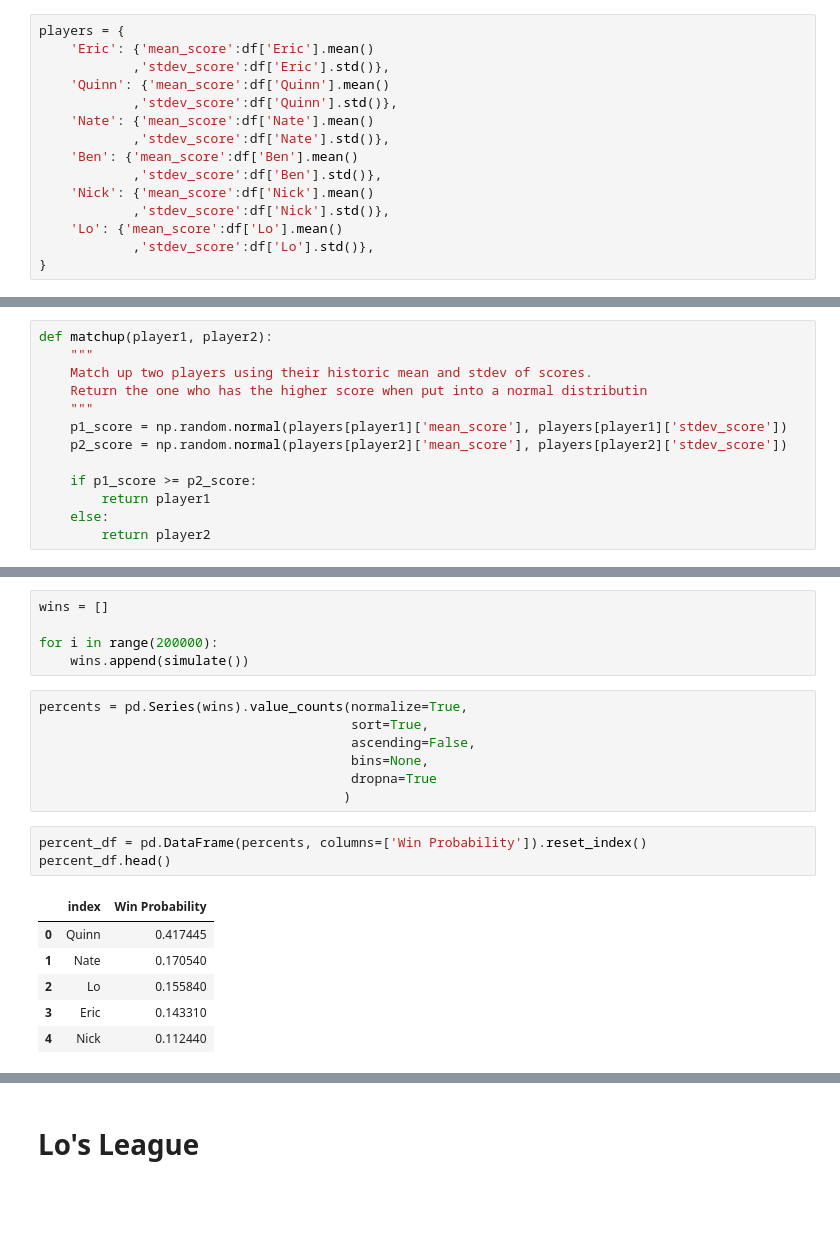
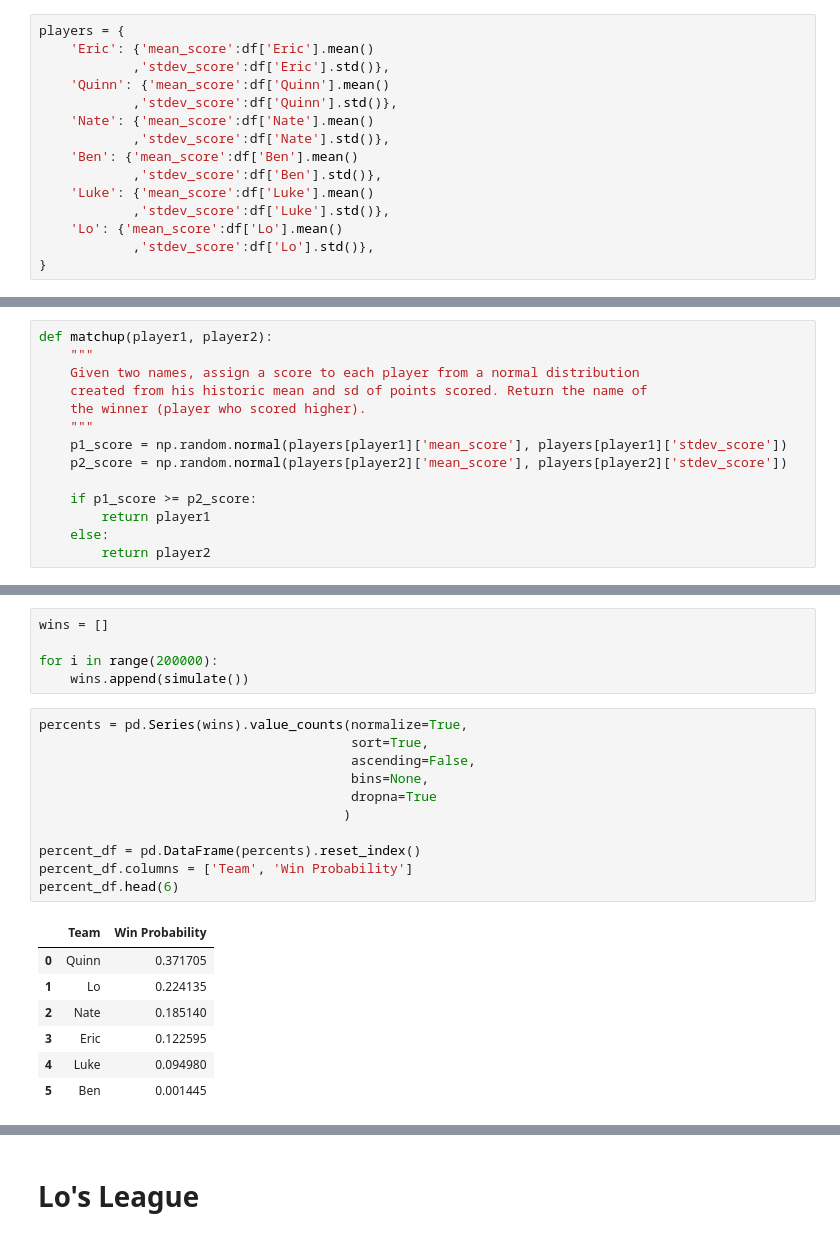
Before and after one commit to eonofrey/fantasy_football_simulate, a Jupyter notebook: fantasy_football_simulation.ipynb, the cells around one changed output, grey strips where cells are left out. Drawn from its saved outputs; the diff is of its cells as text; blank space fills up the shorter version.

```diff
--- a/fantasy_football_simulation.ipynb
+++ b/fantasy_football_simulation.ipynb
@@ -24,8 +24,8 @@ players = {
             ,'stdev_score':df['Nate'].std()},
     'Ben': {'mean_score':df['Ben'].mean()
             ,'stdev_score':df['Ben'].std()},
-    'Nick': {'mean_score':df['Nick'].mean()
-            ,'stdev_score':df['Nick'].std()},
+    'Luke': {'mean_score':df['Luke'].mean()
+            ,'stdev_score':df['Luke'].std()},
     'Lo': {'mean_score':df['Lo'].mean()
             ,'stdev_score':df['Lo'].std()},
 }
@@ -41,8 +41,9 @@ players
 # %%
 def matchup(player1, player2):
     """
-    Match up two players using their historic mean and stdev of scores.
-    Return the one who has the higher score when put into a normal distributin
+    Given two names, assign a score to each player from a normal distribution
+    created from his historic mean and sd of points scored. Return the name of
+    the winner (player who scored higher).
     """
     p1_score = np.random.normal(players[player1]['mean_score'], players[player1]['stdev_score'])
     p2_score = np.random.normal(players[player2]['mean_score'], players[player2]['stdev_score'])
@@ -75,17 +78,19 @@ for i in range(200000):
 # %%
 percents = pd.Series(wins).value_counts(normalize=True,
                                         sort=True,
                                         ascending=False,
                                         bins=None,
                                         dropna=True
                                        )
+
+percent_df = pd.DataFrame(percents).reset_index()
+percent_df.columns = ['Team', 'Win Probability']
+percent_df.head(6)
+# %% [output]
+|  | Team | Win Probability |
+| 0 | Quinn | 0.371705 |
+| 1 | Lo | 0.224135 |
+| 2 | Nate | 0.185140 |
+| 3 | Eric | 0.122595 |
+| 4 | Luke | 0.094980 |
+| 5 | Ben | 0.001445 |
-# %%
-percent_df = pd.DataFrame(percents, columns=['Win Probability']).reset_index()
-percent_df.head()
-# %% [output]
-|  | index | Win Probability |
-| 0 | Quinn | 0.417445 |
-| 1 | Nate | 0.170540 |
-| 2 | Lo | 0.155840 |
-| 3 | Eric | 0.143310 |
-| 4 | Nick | 0.112440 |
```
Also changed, not shown: parts of 5 cells of this notebook, 3 other files.
